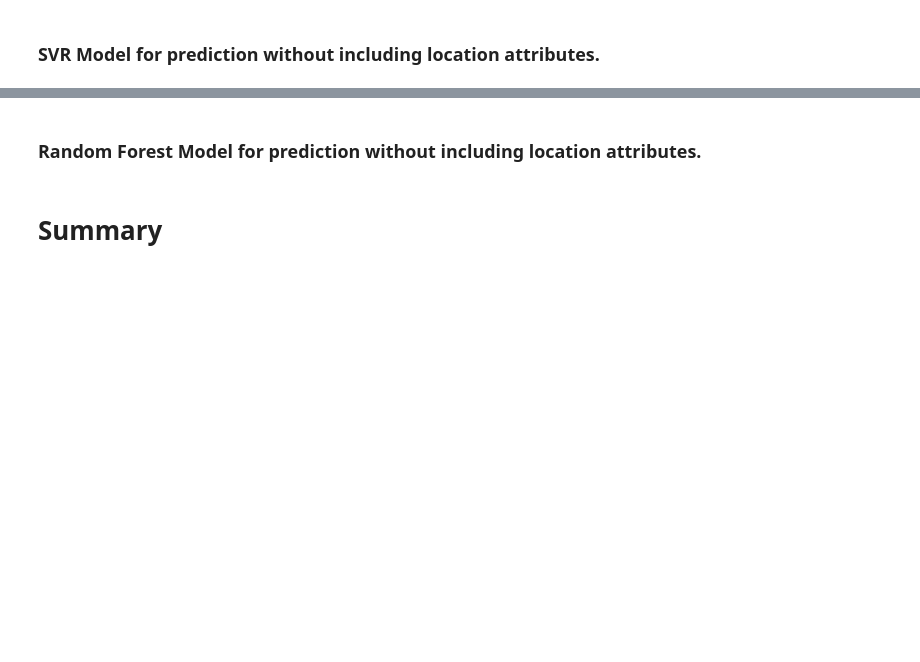
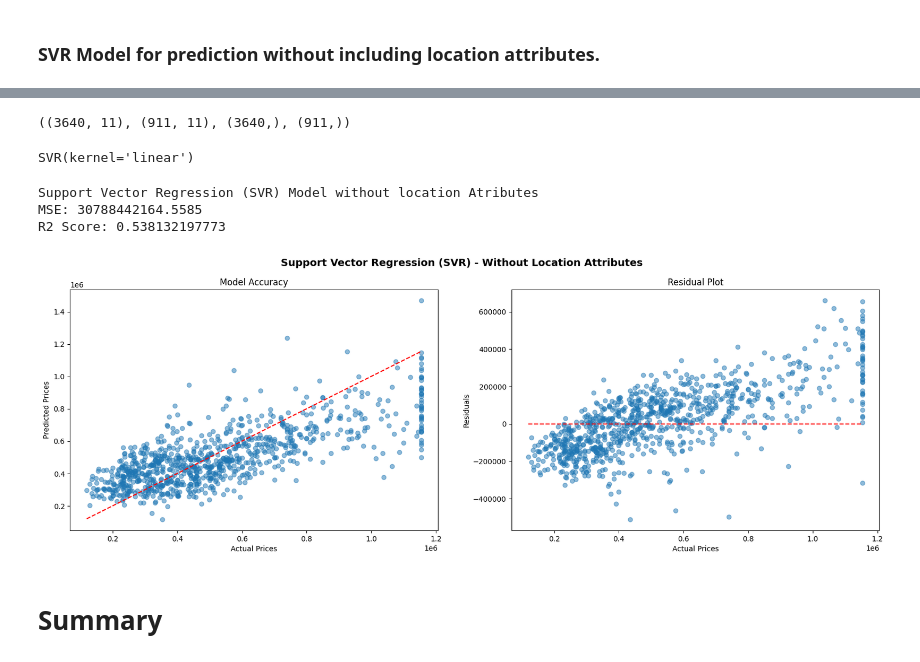
Before and after one commit to MuneefMumthas/CO538-Muneef-22206529, a Jupyter notebook: CO538_CW1_MLProject_Muneef_22206529.ipynb, the cells around one changed output, grey strips where cells are left out. Saved outputs shown, nothing was run; the diff lists cells and outputs as text; code cells hidden in the pictures; blank space fills up the shorter version.

```diff
--- a/CO538_CW1_MLProject_Muneef_22206529.ipynb
+++ b/CO538_CW1_MLProject_Muneef_22206529.ipynb
@@ -718,5 +771,59 @@ plt.show()
-# %% [markdown]
-### **Random Forest** Model for prediction **without including** location attributes.
+# %%
+Data_X_Without_Location = df.drop(columns=['price','city', 'statezip'], axis=1)
+
+# split the training and test sets
+from sklearn.model_selection import train_test_split
+
+X_train, X_test, y_train, y_test = train_test_split(Data_X_Without_Location, Data_Y, test_size=0.2, random_state=92)
+# %%
+X_train.shape, X_test.shape, y_train.shape, y_test.shape
+# %% [output]
+((3640, 11), (911, 11), (3640,), (911,))
+# %%
+#Importing the model
+from sklearn.svm import SVR
+
+#Fitting the dataset into the model
+SVR_Model = SVR(kernel='linear')
+SVR_Model.fit(X_train, y_train)
+# %% [output]
+SVR(kernel='linear')
+# %%
+predictions = SVR_Model.predict(X_test)
+MSE_SVR_Without_Location = metrics.mean_squared_error(y_test, predictions)
+R2_SVR_Without_Location = r2_score(y_test, predictions)
+print('Support Vector Regression (SVR) Model without location Atributes')
+print(f'MSE: {MSE_SVR_Without_Location:.4f}')
+print(f'R2 Score: {R2_SVR_Without_Location:.12f}')
+# %% [output]
+Support Vector Regression (SVR) Model without location Atributes
+MSE: 30788442164.5585
+R2 Score: 0.538132197773
+# %%
+plt.figure(figsize=(20, 6))
+residuals = y_test - predictions
+
+#Scatter plot for accuracy
+plt.subplot(1, 2, 1)
+plt.scatter(y_test, predictions, alpha=0.5)
+plt.plot([y_test.min(), y_test.max()], [y_test.min(), y_test.max()], 'r--')
+plt.xlabel('Actual Prices')
+plt.ylabel('Predicted Prices')
+plt.title('Model Accuracy')
+
+#Residual plot
+plt.subplot(1, 2, 2)
+plt.scatter(y_test, residuals, alpha=0.5)
+plt.hlines(y=0, xmin=y_test.min(), xmax=y_test.max(), colors='r', linestyles='dashed')
+plt.xlabel('Actual Prices')
+plt.ylabel('Residuals')
+plt.title('Residual Plot')
+
+plt.suptitle('Support Vector Regression (SVR) - Without Location Attributes', fontsize=14, fontweight='bold')
+
+plt.show()
+# %% [output]
+[figure, added]
 # %% [markdown]
 # **Summary**
 # %% [markdown]
```
Also changed, not shown: parts of 21 cells of this notebook.
